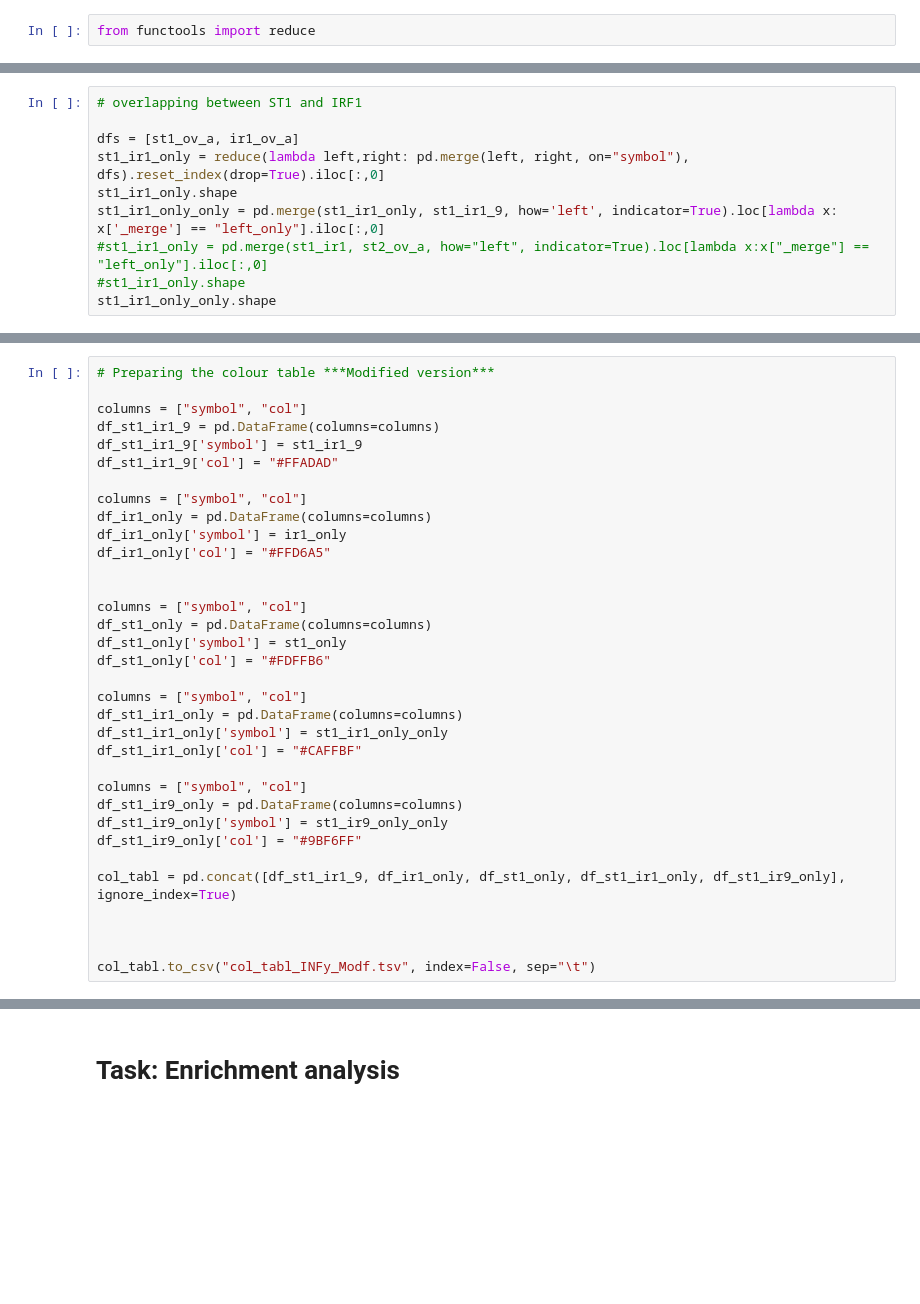
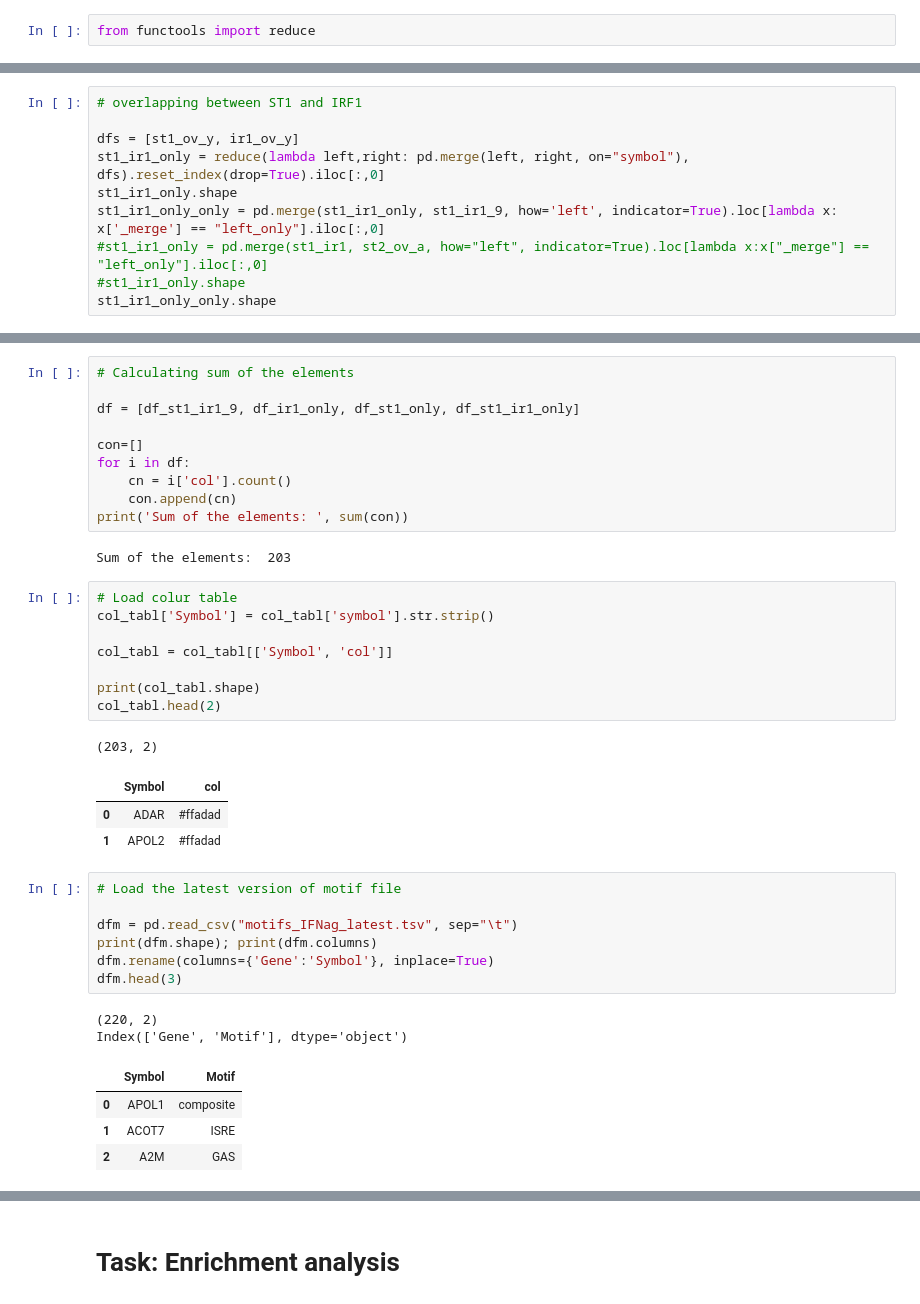
Before and after one commit to peculiar97/networks_motifs, a Jupyter notebook: New_analysis/Networks_new_analysis.ipynb, the cells around one changed output, grey strips where cells are left out. Drawn from its saved outputs; the diff is of its cells as text; blank space fills up the shorter version.

```diff
--- a/New_analysis/Networks_new_analysis.ipynb
+++ b/New_analysis/Networks_new_analysis.ipynb
@@ -961,7 +1082,7 @@ st1_ir1_9.shape
 # %%
 # overlapping between ST1 and IRF1
 
-dfs = [st1_ov_a, ir1_ov_a]
+dfs = [st1_ov_y, ir1_ov_y]
 st1_ir1_only = reduce(lambda left,right: pd.merge(left, right, on="symbol"), dfs).reset_index(drop=True).iloc[:,0]
 st1_ir1_only.shape
 st1_ir1_only_only = pd.merge(st1_ir1_only, st1_ir1_9, how='left', indicator=True).loc[lambda x: x['_merge'] == "left_only"].iloc[:,0]
@@ -1054,34 +1179,0 @@ col_tabl.to_csv("col_tabl_INFy.tsv", index=False, sep="\t")
-# %%
-# Preparing the colour table ***Modified version***
-
-columns = ["symbol", "col"]
-df_st1_ir1_9 = pd.DataFrame(columns=columns)
-df_st1_ir1_9['symbol'] = st1_ir1_9
-df_st1_ir1_9['col'] = "#FFADAD"
-
-columns = ["symbol", "col"]
-df_ir1_only = pd.DataFrame(columns=columns)
-df_ir1_only['symbol'] = ir1_only
-df_ir1_only['col'] = "#FFD6A5"
-
-
-columns = ["symbol", "col"]
-df_st1_only = pd.DataFrame(columns=columns)
-df_st1_only['symbol'] = st1_only
-df_st1_only['col'] = "#FDFFB6"
-
-columns = ["symbol", "col"]
-df_st1_ir1_only = pd.DataFrame(columns=columns)
-df_st1_ir1_only['symbol'] = st1_ir1_only_only
-df_st1_ir1_only['col'] = "#CAFFBF"
-
-columns = ["symbol", "col"]
-df_st1_ir9_only = pd.DataFrame(columns=columns)
-df_st1_ir9_only['symbol'] = st1_ir9_only_only
-df_st1_ir9_only['col'] = "#9BF6FF"
-
-col_tabl = pd.concat([df_st1_ir1_9, df_ir1_only, df_st1_only, df_st1_ir1_only, df_st1_ir9_only], ignore_index=True)
-
-
-
-col_tabl.to_csv("col_tabl_INFy_Modf.tsv", index=False, sep="\t")
@@ -1196,0 +1184,39 @@ df.to_csv("IFNy_ST1_IRF1_IRF9.tsv", index=False, sep="\t")
+# %%
+# Calculating sum of the elements
+
+df = [df_st1_ir1_9, df_ir1_only, df_st1_only, df_st1_ir1_only]
+
+con=[]
+for i in df:
+    cn = i['col'].count()
+    con.append(cn)
+print('Sum of the elements: ', sum(con))
+# %% [output]
+Sum of the elements:  203
+# %%
+# Load colur table
+col_tabl['Symbol'] = col_tabl['symbol'].str.strip()
+
+col_tabl = col_tabl[['Symbol', 'col']]
+
+print(col_tabl.shape)
+col_tabl.head(2)
+# %% [output]
+(203, 2)
+|  | Symbol | col |
+| 0 | ADAR | #ffadad |
+| 1 | APOL2 | #ffadad |
+# %%
+# Load the latest version of motif file
+
+dfm = pd.read_csv("motifs_IFNag_latest.tsv", sep="\t")
+print(dfm.shape); print(dfm.columns)
+dfm.rename(columns={'Gene':'Symbol'}, inplace=True)
+dfm.head(3)
+# %% [output]
+(220, 2)
+Index(['Gene', 'Motif'], dtype='object')
+|  | Symbol | Motif |
+| 0 | APOL1 | composite |
+| 1 | ACOT7 | ISRE |
+| 2 | A2M | GAS |
```
Also changed, not shown: parts of 97 cells of this notebook.
